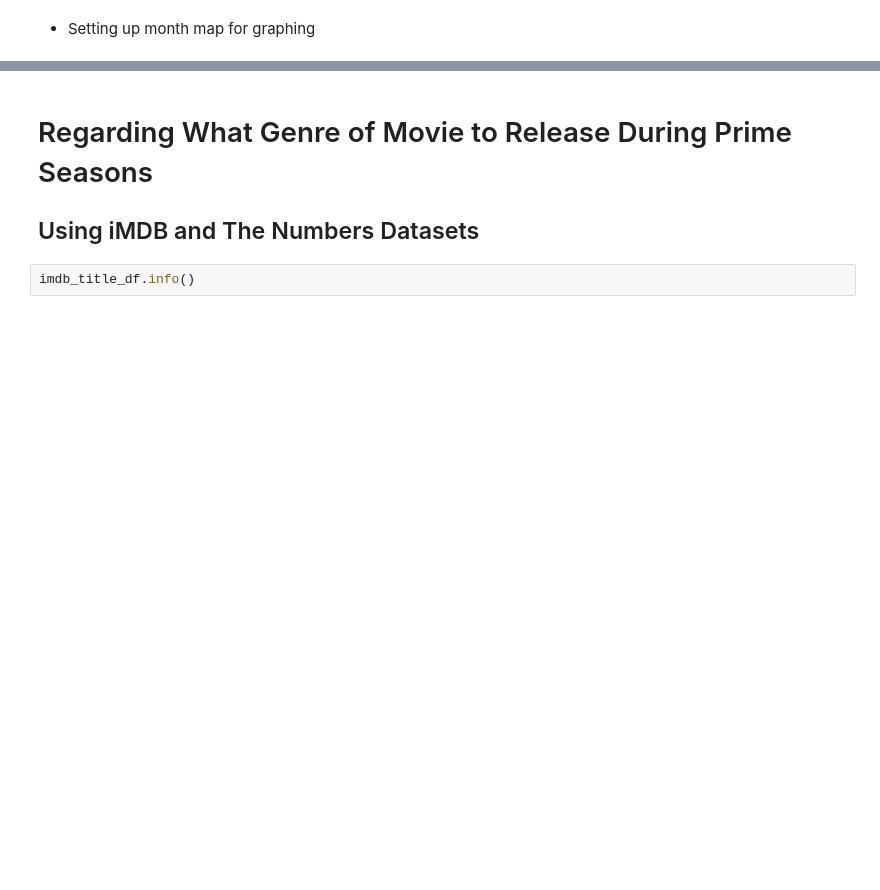
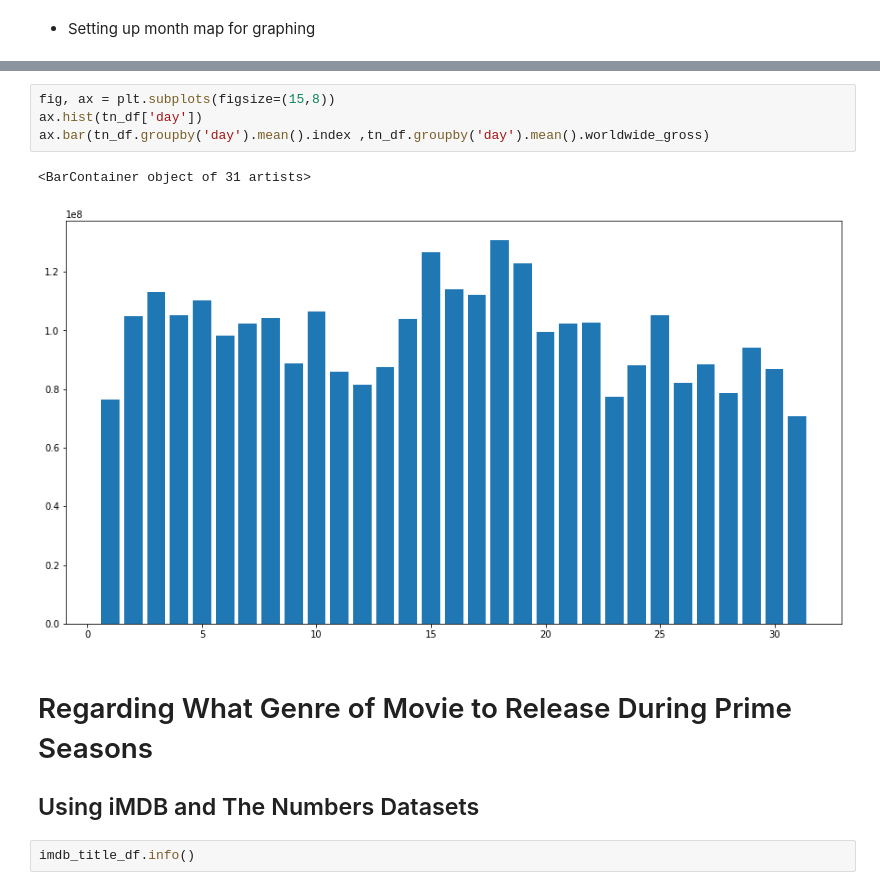
Before and after one commit to JCherryA050/phase_1_project, a Jupyter notebook: working_notebooks/project_notebook_ajc.ipynb, the cells around one changed output, grey strips where cells are left out. Cells and saved outputs as stored; diff of their text form; blank space fills up the shorter version.

```diff
--- a/working_notebooks/project_notebook_ajc.ipynb
+++ b/working_notebooks/project_notebook_ajc.ipynb
@@ -118,3 +179,10 @@ This plot of the net prifits of films released after 1960 shows the total net pr
+# %%
+fig, ax = plt.subplots(figsize=(15,8))
+ax.hist(tn_df['day'])
+ax.bar(tn_df.groupby('day').mean().index ,tn_df.groupby('day').mean().worldwide_gross)
+# %% [output]
+<BarContainer object of 31 artists>
+[figure, added]
 # %% [markdown]
 # Regarding What Genre of Movie to Release During Prime Seasons
 ## Using iMDB and The Numbers Datasets
```
Also changed, not shown: parts of 31 cells of this notebook, 4 other files.
